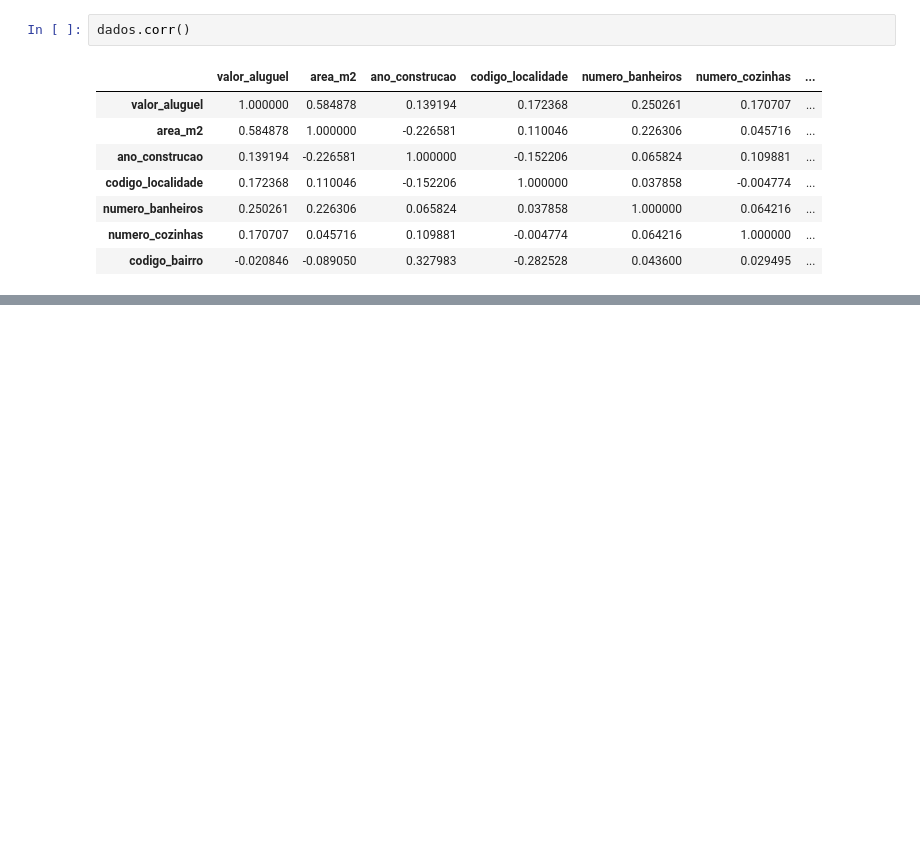
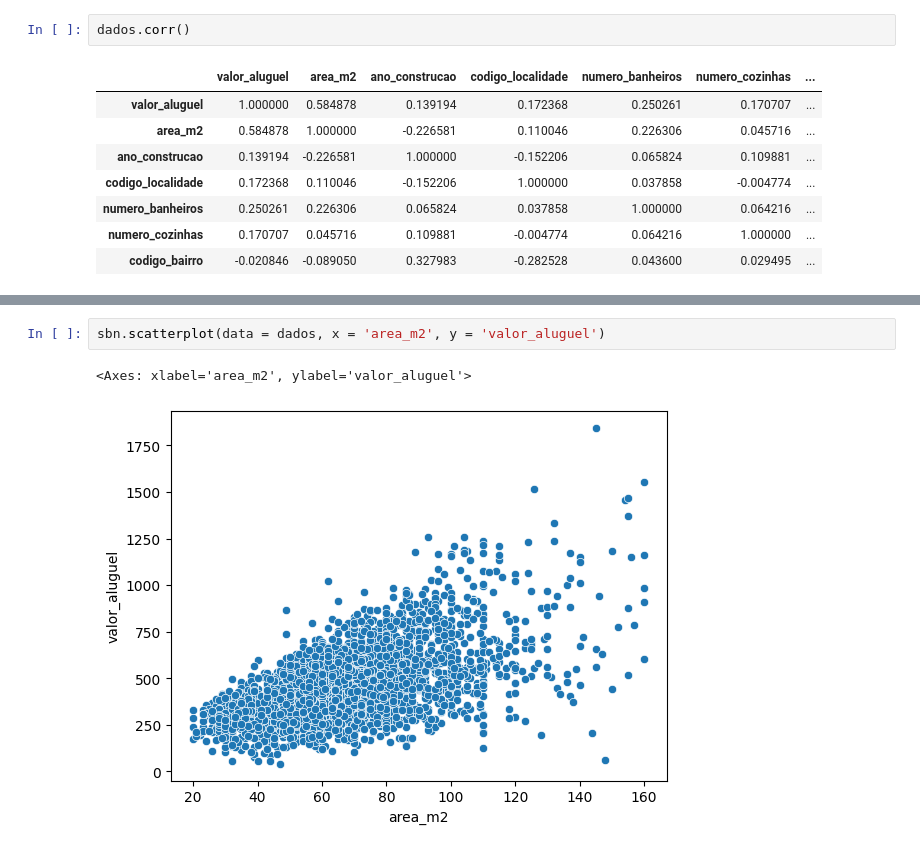
Before and after one commit to F-Neres/Python_for_Data_Science, a Jupyter notebook: Notas/Pacotes/statsmodels.ipynb, the cells around one changed output, grey strips where cells are left out. Cells and saved outputs as stored; diff of their text form; blank space fills up the shorter version.

```diff
--- a/Notas/Pacotes/statsmodels.ipynb
+++ b/Notas/Pacotes/statsmodels.ipynb
@@ -123,0 +159,5 @@ dados.corr()
+# %%
+sbn.scatterplot(data = dados, x = 'area_m2', y = 'valor_aluguel')
+# %% [output]
+<Axes: xlabel='area_m2', ylabel='valor_aluguel'>
+[figure, added]
```
Also changed, not shown: parts of 5 cells of this notebook, 2 other files.
